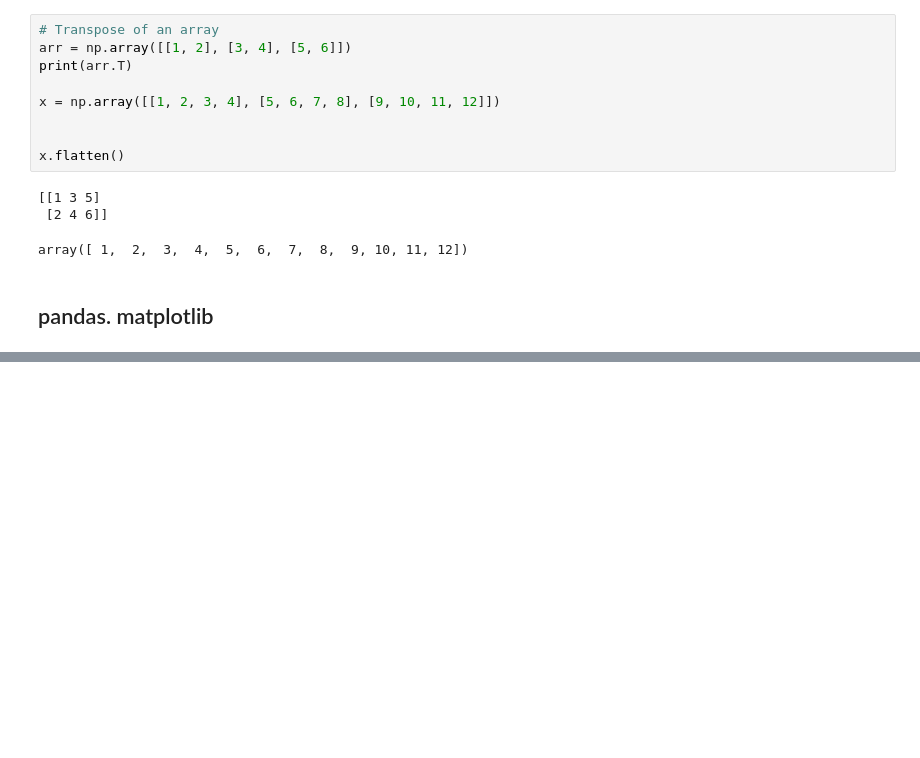
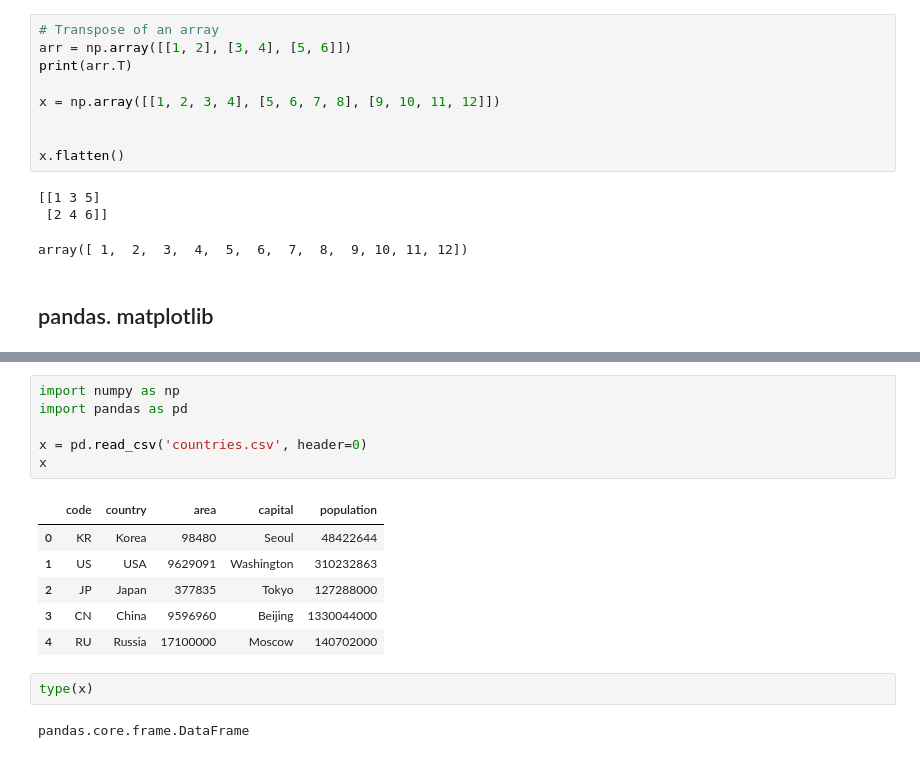
Before and after one commit to alemskdlt/dl02, a Jupyter notebook: notebook/ch02_numpy.ipynb, the cells around one changed output, grey strips where cells are left out. Saved outputs shown, nothing was run; the diff lists cells and outputs as text; blank space fills up the shorter version.

```diff
--- a/notebook/ch02_numpy.ipynb
+++ b/notebook/ch02_numpy.ipynb
@@ -381,0 +474,17 @@ array([ 1,  2,  3,  4,  5,  6,  7,  8,  9, 10, 11, 12])
+# %%
+import numpy as np
+import pandas as pd
+
+x = pd.read_csv('countries.csv', header=0)
+x
+# %% [output]
+|  | code | country | area | capital | population |
+| 0 | KR | Korea | 98480 | Seoul | 48422644 |
+| 1 | US | USA | 9629091 | Washington | 310232863 |
+| 2 | JP | Japan | 377835 | Tokyo | 127288000 |
+| 3 | CN | China | 9596960 | Beijing | 1330044000 |
+| 4 | RU | Russia | 17100000 | Moscow | 140702000 |
+# %%
+type(x)
+# %% [output]
+pandas.core.frame.DataFrame
```
Also changed, not shown: parts of 21 cells of this notebook.
